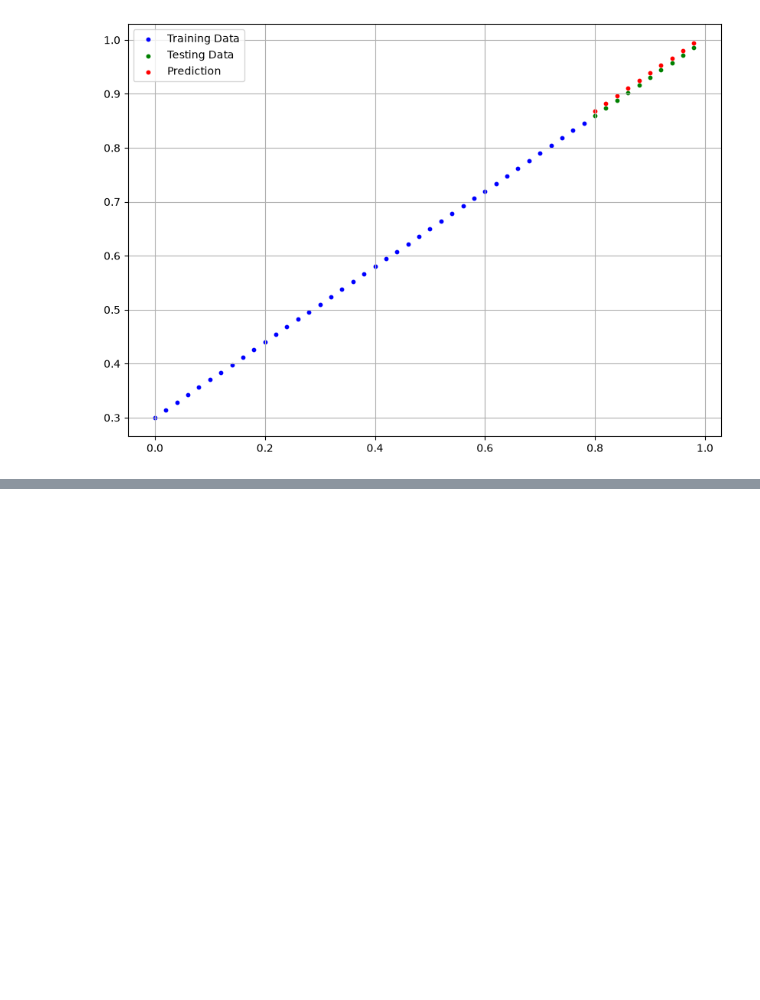
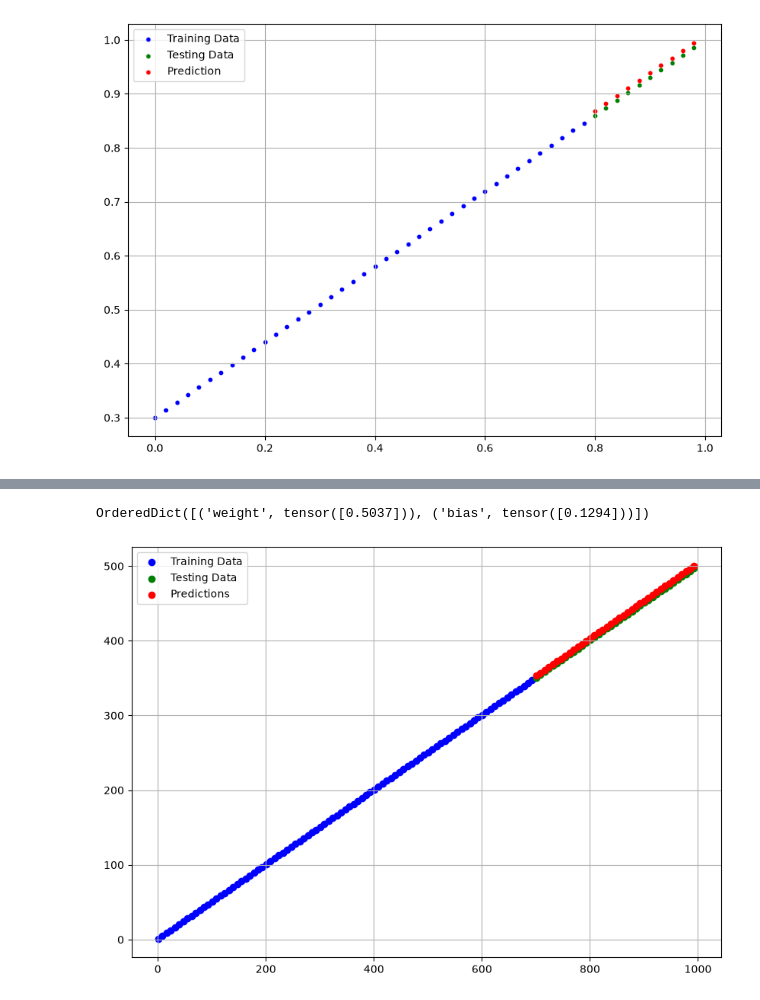
Before and after one commit to Viraj-Kumar-Sahu/pytorch, a Jupyter notebook: 01_pytorch_workflow.ipynb, the cells around one changed output, grey strips where cells are left out. Cells and saved outputs as stored; diff of their text form; code cells hidden in the pictures; blank space fills up the shorter version.

```diff
--- a/01_pytorch_workflow.ipynb
+++ b/01_pytorch_workflow.ipynb
@@ -180,0 +324,6 @@ model_0.state_dict(), loss
+# %%
+torch.manual_seed(42)
+
+model_1 = LinearRegression()
+
+list(model_1.parameters())
@@ -180,0 +335,37 @@ model_0.state_dict(), loss
+# %%
+loss_fun = nn.L1Loss()
+
+optimizer = torch.optim.SGD(params=model_1.parameters(), lr=0.00001)
+# %%
+num_epoch = 100
+
+for epoch in range(num_epoch):
+
+    # Training
+    model_1.train()
+    y_pred = model_1(X_train)
+
+    train_loss = loss_fun(y_pred, y_train)
+
+    optimizer.zero_grad()
+    train_loss.backward()
+    optimizer.step()
+
+    # Testing
+    model_1.eval()
+
+    with torch.inference_mode():
+        y_pred_test = model_1(X_test)
+        test_loss = loss_fun(y_pred_test, y_test)
+
+    if epoch % 100 == 0:
+        print(
+            f"Epoch: {epoch} | "
+            f"Train Loss: {train_loss:.4f} | "
+            f"Test Loss: {test_loss:.4f}"
+        )
+
+        print(
+            f"Weight: {model_1.weight.item():.4f} | "
+            f"Bias: {model_1.bias.item():.4f}"
+        )
@@ -180,0 +375,8 @@ model_0.state_dict(), loss
+# %%
+model_1.state_dict()
+# %% [output]
+OrderedDict([('weight', tensor([0.5037])), ('bias', tensor([0.1294]))])
+# %%
+plot_prediction(y_pred_test)
+# %% [output]
+[figure, added]
```
Also changed, not shown: parts of 27 cells of this notebook, 1 other file.
